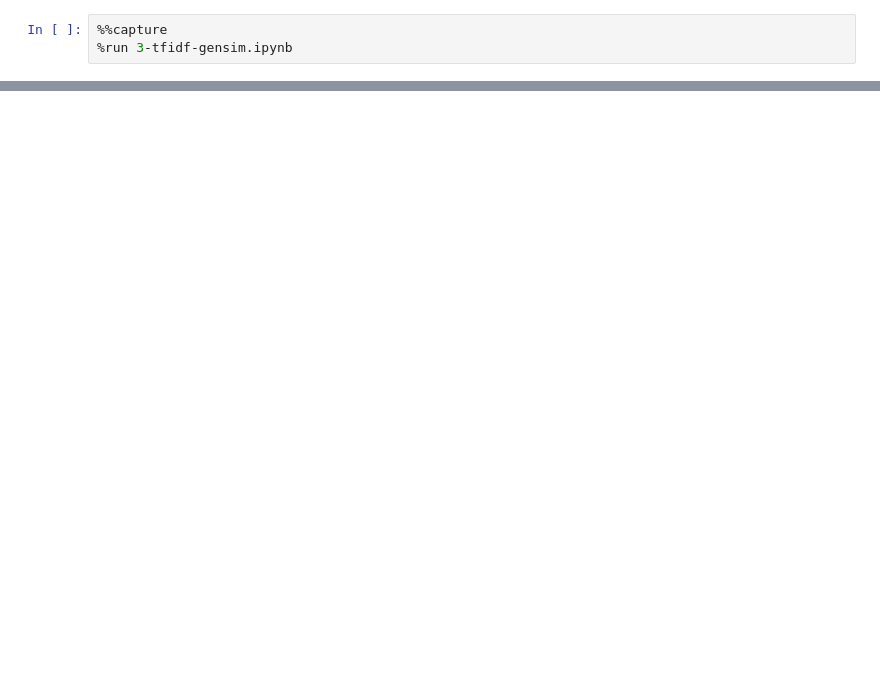
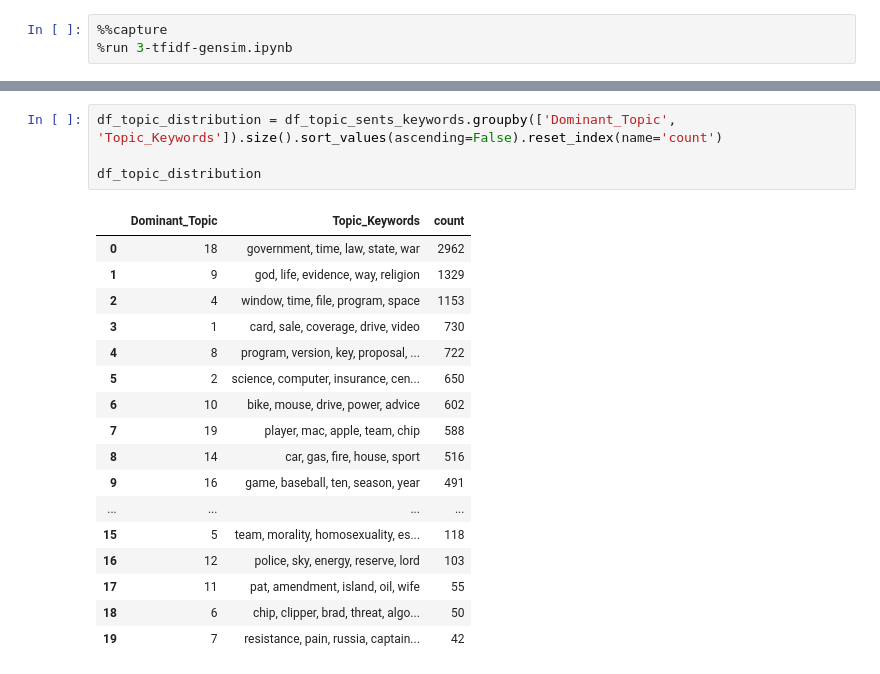
Before and after one commit to AndreFerrero/topic-modelling, a Jupyter notebook: scripts/4-LDA.ipynb, the cells around one changed output, grey strips where cells are left out. Saved outputs shown, nothing was run; the diff lists cells and outputs as text; blank space fills up the shorter version.

```diff
--- a/scripts/4-LDA.ipynb
+++ b/scripts/4-LDA.ipynb
@@ -79,0 +107,22 @@ array([ 9, 18, 13,  2, 17,  7, 16, 11,  3,  5, 12, 19,  4, 10,  6, 15,  8,
+# %%
+df_topic_distribution = df_topic_sents_keywords.groupby(['Dominant_Topic', 'Topic_Keywords']).size().sort_values(ascending=False).reset_index(name='count')
+
+df_topic_distribution
+# %% [output]
+|  | Dominant_Topic | Topic_Keywords | count |
+| 0 | 18 | government, time, law, state, war | 2962 |
+| 1 | 9 | god, life, evidence, way, religion | 1329 |
+| 2 | 4 | window, time, file, program, space | 1153 |
+| 3 | 1 | card, sale, coverage, drive, video | 730 |
+| 4 | 8 | program, version, key, proposal, ... | 722 |
+| 5 | 2 | science, computer, insurance, cen... | 650 |
+| 6 | 10 | bike, mouse, drive, power, advice | 602 |
+| 7 | 19 | player, mac, apple, team, chip | 588 |
+| 8 | 14 | car, gas, fire, house, sport | 516 |
+| 9 | 16 | game, baseball, ten, season, year | 491 |
+| ... | ... | ... | ... |
+| 15 | 5 | team, morality, homosexuality, es... | 118 |
+| 16 | 12 | police, sky, energy, reserve, lord | 103 |
+| 17 | 11 | pat, amendment, island, oil, wife | 55 |
+| 18 | 6 | chip, clipper, brad, threat, algo... | 50 |
+| 19 | 7 | resistance, pain, russia, captain... | 42 |
```
Also changed, not shown: parts of 9 cells of this notebook, 2 other files.
